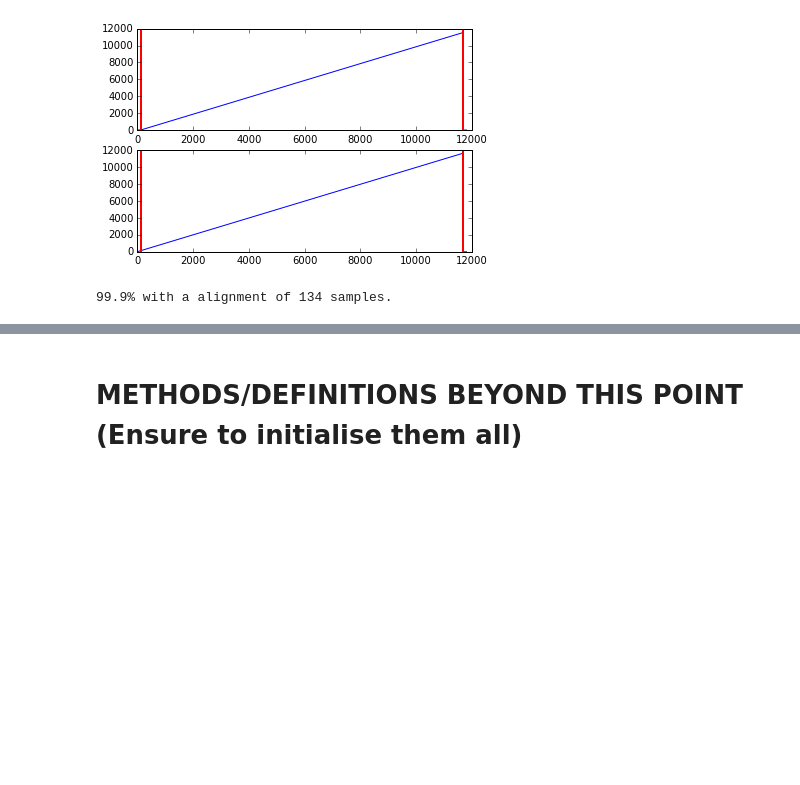
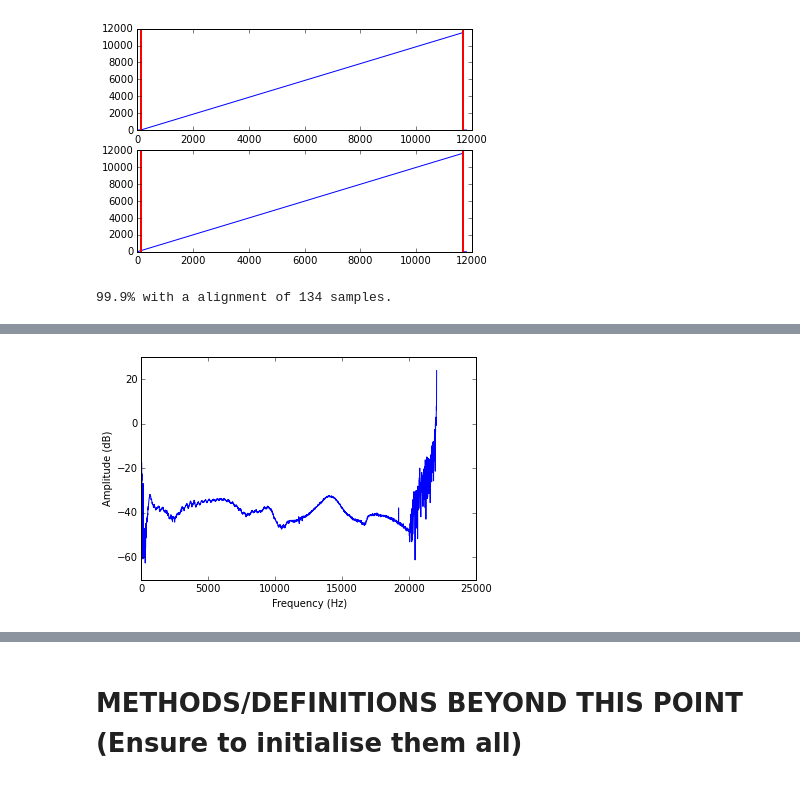
Before and after one commit to BirdMI-UniversityofAuckland/MichaelSandbox, a Jupyter notebook: MicSpeakerPro/MicSpeakerCheck_0.3.ipynb, the cells around one changed output, grey strips where cells are left out. Cells and saved outputs as stored; diff of their text form; code cells hidden in the pictures; blank space fills up the shorter version.

```diff
--- a/MicSpeakerPro/MicSpeakerCheck_0.3.ipynb
+++ b/MicSpeakerPro/MicSpeakerCheck_0.3.ipynb
@@ -263,0 +210,10 @@ print np.mean(new_data_at_50)
+# %%
+axis , freq_response = signal.freqz(array_rec, array_play, worN = 2205)
+# We can plot this, note, axis is of units Radians / sample, so we can convert it back into Hz by knowing Fs of 44100
+# We can also convert the freq response into dB to make it more viewable.
+plt.plot(axis * 44100 / (np.pi * 2), 20*np.log10(abs(freq_response)))
+plt.xlabel('Frequency (Hz)')
+plt.ylabel('Amplitude (dB)')
+plt.show()
+# %% [output]
+[figure, added]
```
Also changed, not shown: parts of 23 cells of this notebook.
